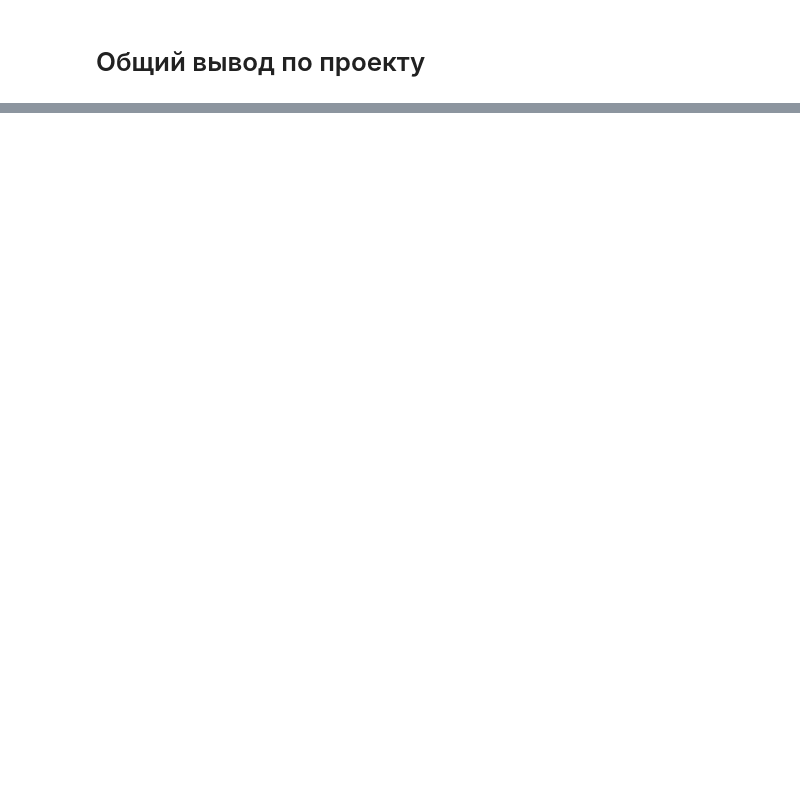
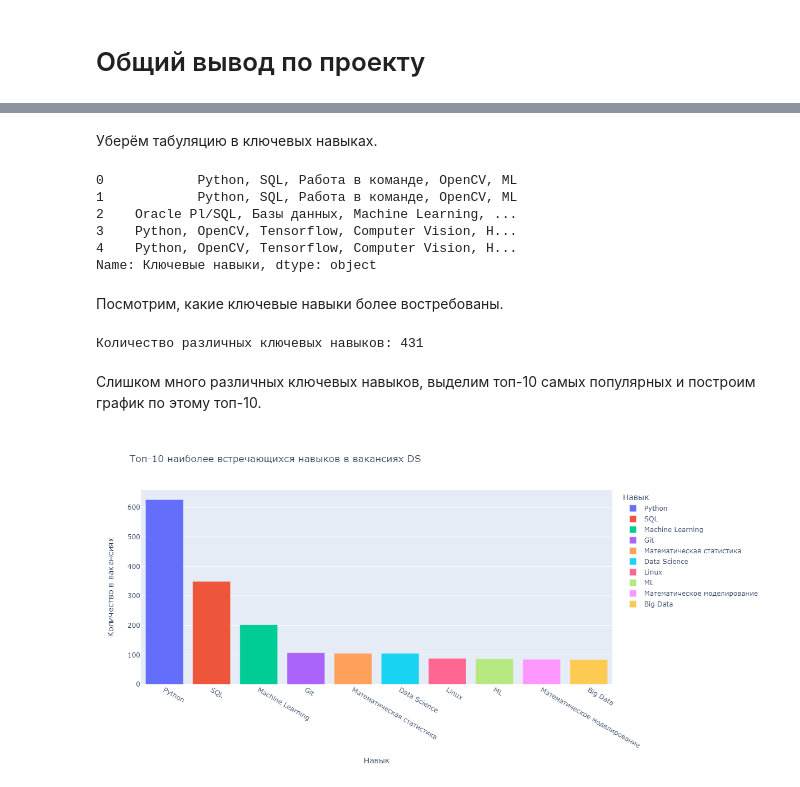
Before and after one commit to ScReameer/HH-DataScience-project-2, a Jupyter notebook: Project_2_Анализ_вакансий_HH.ipynb, the cells around one changed output, grey strips where cells are left out. Cells and saved outputs as stored; diff of their text form; code cells hidden in the pictures; blank space fills up the shorter version.

```diff
--- a/Project_2_Анализ_вакансий_HH.ipynb
+++ b/Project_2_Анализ_вакансий_HH.ipynb
@@ -223,0 +682,47 @@ query_3_1 = f'''
+# %% [markdown]
+Уберём табуляцию в ключевых навыках.
+# %%
+full_ds_vacancies['Ключевые навыки'] = full_ds_vacancies['Ключевые навыки'].apply(lambda skills: str(skills).replace('\t', ', '))
+full_ds_vacancies['Ключевые навыки'].head()
+# %% [output]
+0            Python, SQL, Работа в команде, OpenCV, ML
+1            Python, SQL, Работа в команде, OpenCV, ML
+2    Oracle Pl/SQL, Базы данных, Machine Learning, ...
+3    Python, OpenCV, Tensorflow, Computer Vision, Н...
+4    Python, OpenCV, Tensorflow, Computer Vision, Н...
+Name: Ключевые навыки, dtype: object
+# %% [markdown]
+Посмотрим, какие ключевые навыки более востребованы.
+# %%
+key_skills = {}
+
+def count_skills(skills:str):
+    for skill in skills.split(', '):
+        # On previous step we could take None's as string
+        if skill not in key_skills.keys() and skill != 'None':
+            key_skills[skill] = 1
+        elif skill != 'None':
+            key_skills[skill] += 1
+
+# Fill key_skills dict by (skill: count) scheme
+full_ds_vacancies['Ключевые навыки'].apply(count_skills)
+# Series is easier to process data instead of dict
+key_skills_series = pd.Series(key_skills)
+print('Количество различных ключевых навыков:', key_skills_series.shape[0])
+# %% [output]
+Количество различных ключевых навыков: 431
+# %% [markdown]
+Слишком много различных ключевых навыков, выделим топ-10 самых популярных и построим график по этому топ-10.
+# %%
+key_skills_top = key_skills_series.sort_values(ascending=False)[:10]
+key_skills_bar = px.bar(
+    key_skills_top,
+    color=key_skills_top.index,
+    labels={'index': 'Навык', 'value': 'Количество в вакансиях'},
+    title='Топ-10 наиболее встречающихся навыков в вакансиях DS',
+    width=1200,
+    height=600
+)
+key_skills_bar.show()
+# %% [output]
+[figure, added]
```
Also changed, not shown: parts of 73 cells of this notebook.
